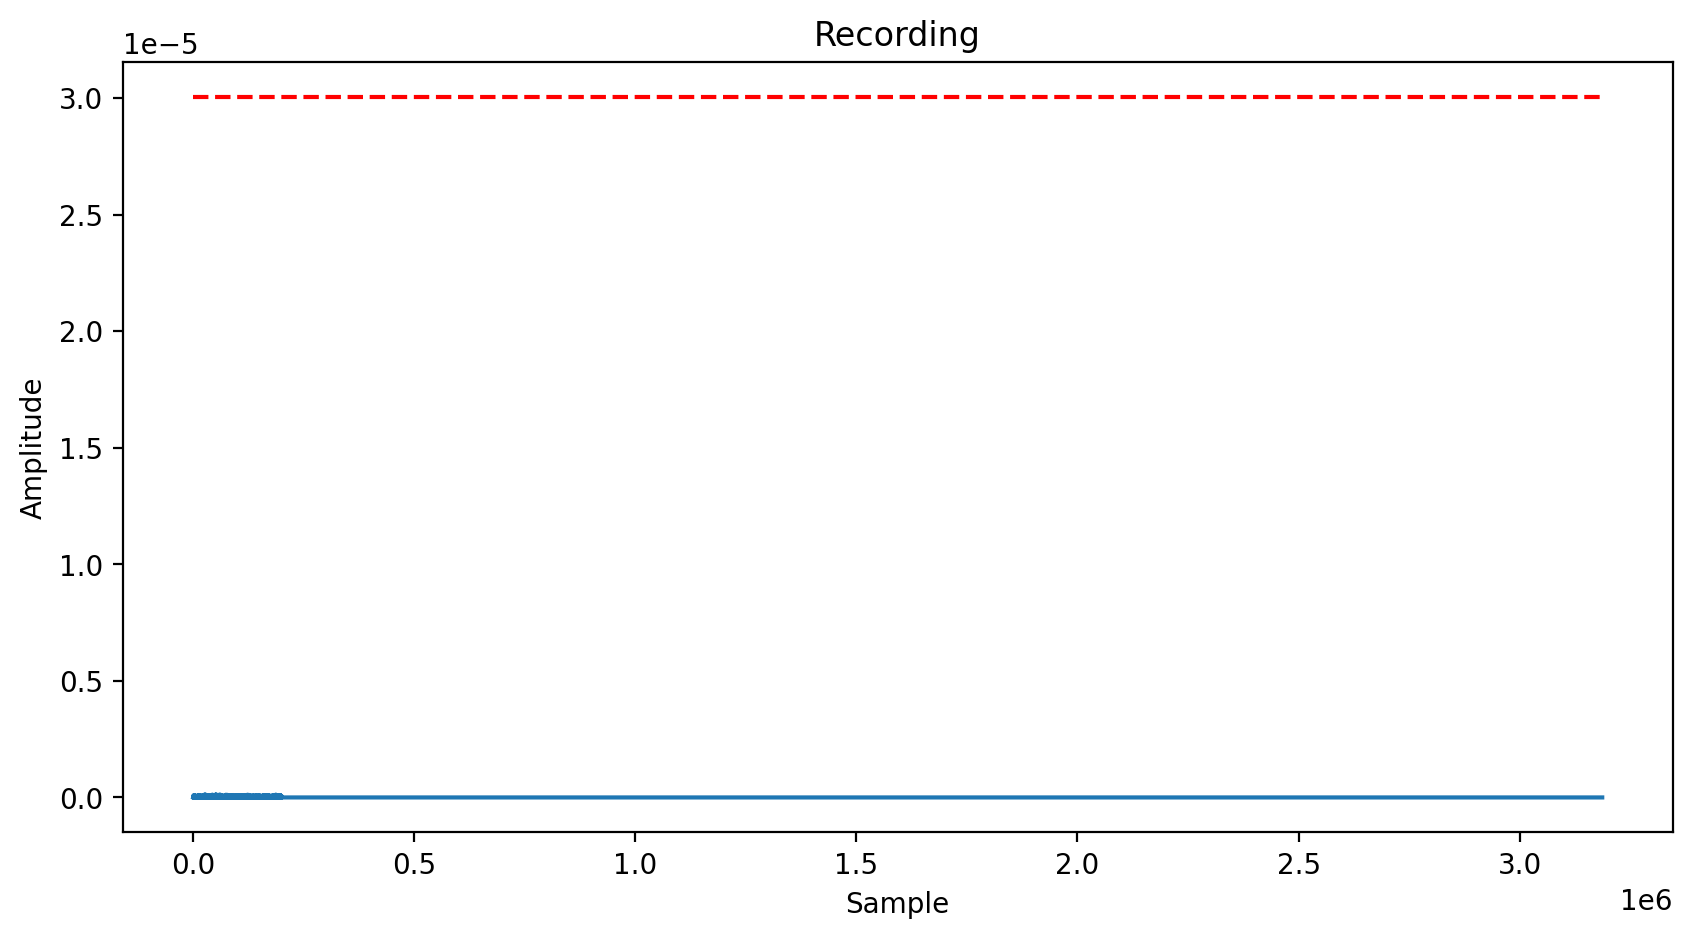
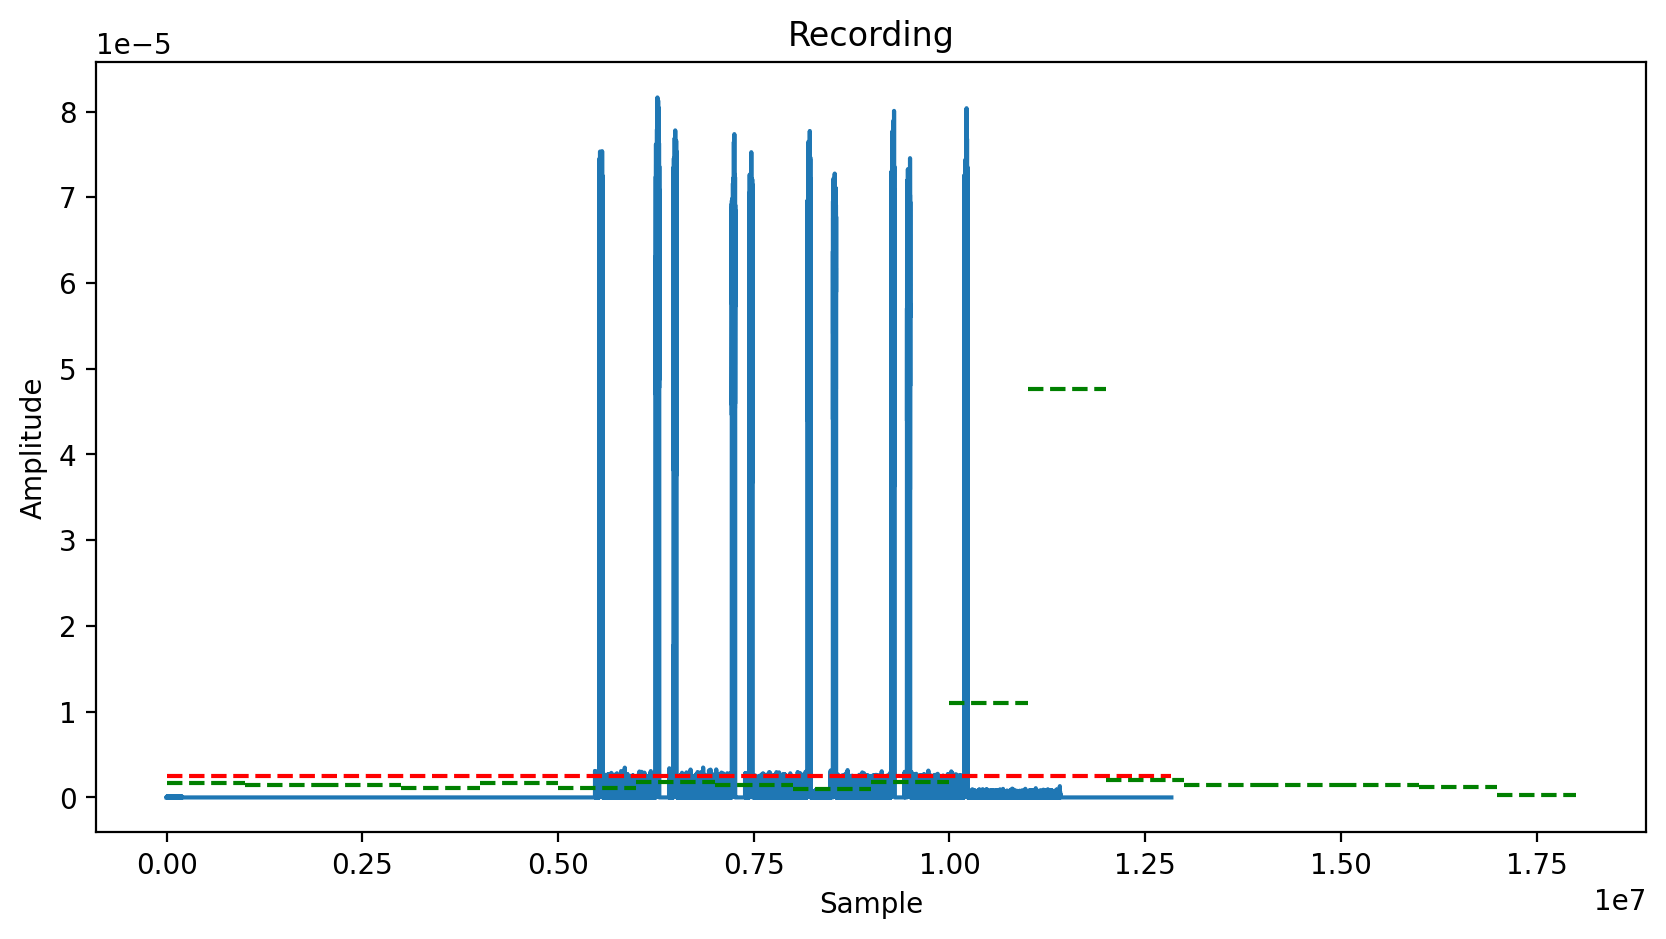
Unified diff of the notebook cell whose output changed from the first chart to the second:
--- before
+++ after
@@ -5,4 +5,6 @@
 plt.title('Recording')
 plt.hlines(threshold, 0, len(res), colors='r', linestyles='dashed')
+for i in range(len(updated_thresholds)):
+    plt.hlines(updated_thresholds[i], i*1e6, (i+1)*1e6, colors='g', linestyles='dashed') 
 plt.xlabel('Sample')
 plt.ylabel('Amplitude')

Commit: updated the config to match the setup distance